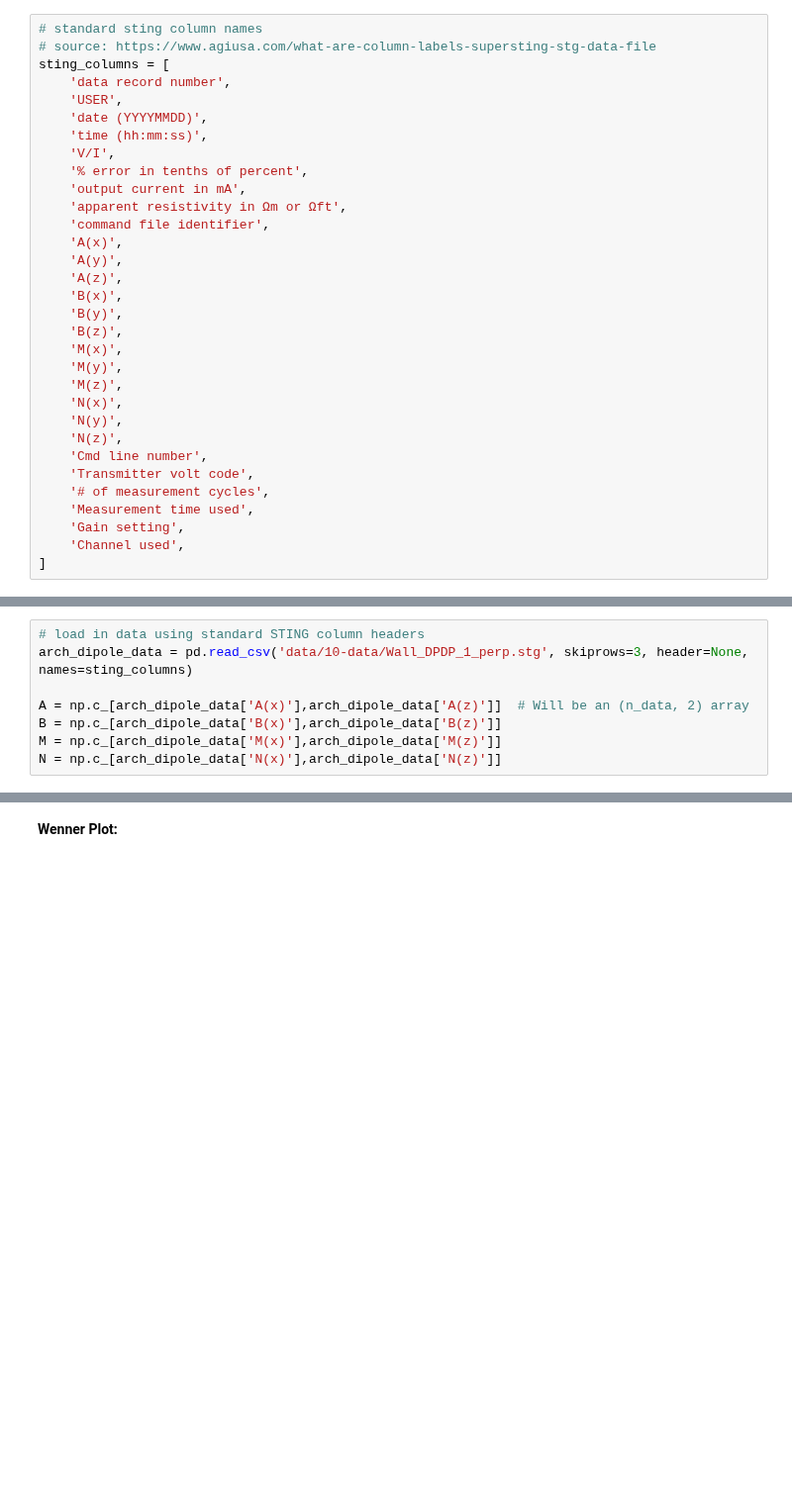
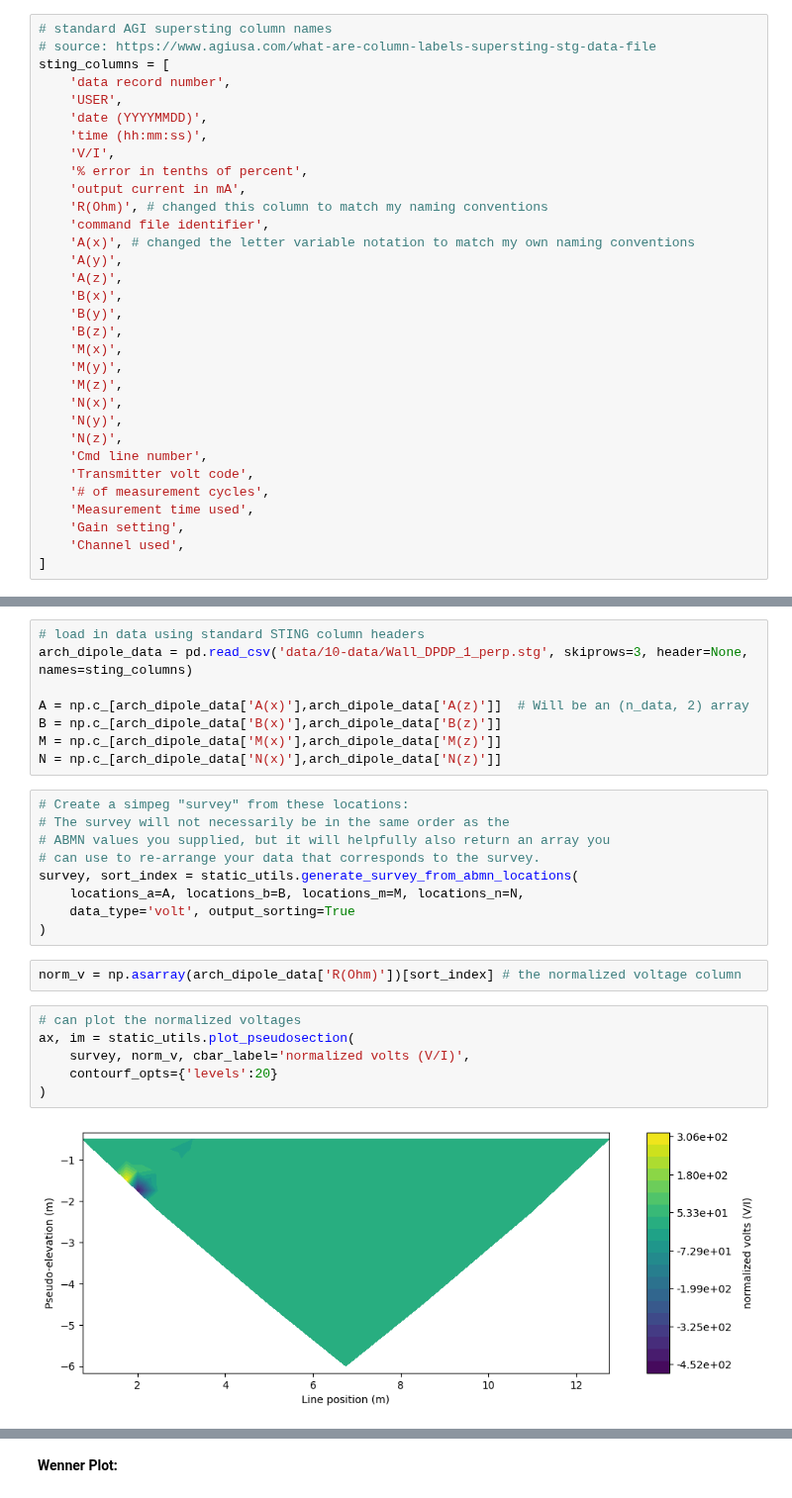
Before and after one commit to lillian-hanson/gpgn-318-328-notebooks, a Jupyter notebook: Labs/resitivity/10-lab-work.ipynb, the cells around one changed output, grey strips where cells are left out. Shown at 99% size. Cells and saved outputs as stored; diff of their text form; blank space fills up the shorter version.

```diff
--- a/Labs/resitivity/10-lab-work.ipynb
+++ b/Labs/resitivity/10-lab-work.ipynb
@@ -15,7 +15,7 @@ import matplotlib as mpl
 import pandas as pd
 import simpeg.electromagnetics.static.utils as static_utils
 # %%
-# standard sting column names
+# standard AGI supersting column names
 # source: https://www.agiusa.com/what-are-column-labels-supersting-stg-data-file
 sting_columns = [
     'data record number',
@@ -25,9 +25,9 @@ sting_columns = [
     'V/I',
     '% error in tenths of percent',
     'output current in mA',
-    'apparent resistivity in Ωm or Ωft',
+    'R(Ohm)', # changed this column to match my naming conventions
     'command file identifier',
-    'A(x)',
+    'A(x)', # changed the letter variable notation to match my own naming conventions
     'A(y)',
     'A(z)',
     'B(x)',
@@ -58,3 +58,22 @@ A = np.c_[arch_dipole_data['A(x)'],arch_dipole_data['A(z)']]  # Will be an (n_da
 B = np.c_[arch_dipole_data['B(x)'],arch_dipole_data['B(z)']]
 M = np.c_[arch_dipole_data['M(x)'],arch_dipole_data['M(z)']]
 N = np.c_[arch_dipole_data['N(x)'],arch_dipole_data['N(z)']]
+# %%
+# Create a simpeg "survey" from these locations:
+# The survey will not necessarily be in the same order as the
+# ABMN values you supplied, but it will helpfully also return an array you
+# can use to re-arrange your data that corresponds to the survey.
+survey, sort_index = static_utils.generate_survey_from_abmn_locations(
+    locations_a=A, locations_b=B, locations_m=M, locations_n=N,
+    data_type='volt', output_sorting=True
+)
+# %%
+norm_v = np.asarray(arch_dipole_data['R(Ohm)'])[sort_index] # the normalized voltage column
+# %%
+# can plot the normalized voltages
+ax, im = static_utils.plot_pseudosection(
+    survey, norm_v, cbar_label='normalized volts (V/I)',
+    contourf_opts={'levels':20}
+)
+# %% [output]
+[figure, added]
```
Also changed, not shown: parts of 4 cells of this notebook, 1 other file.
